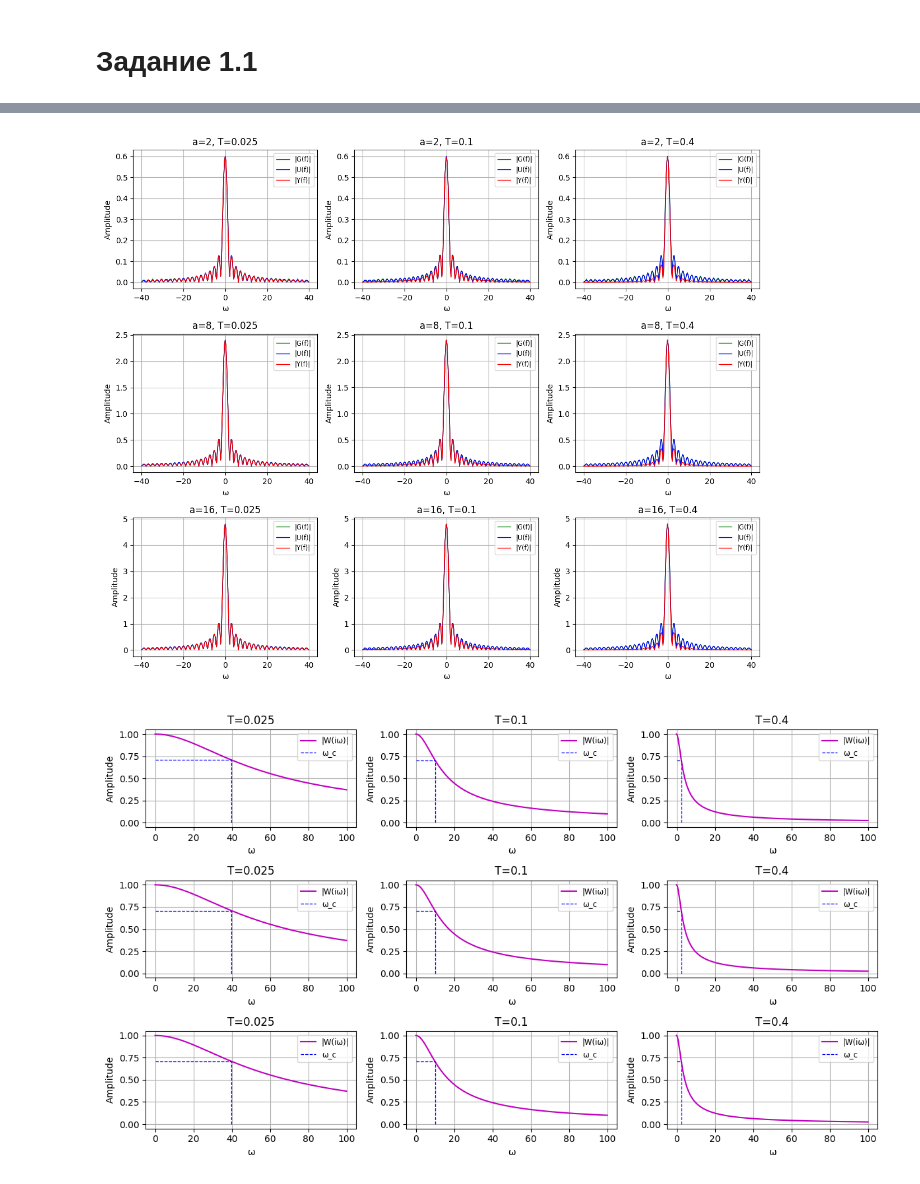
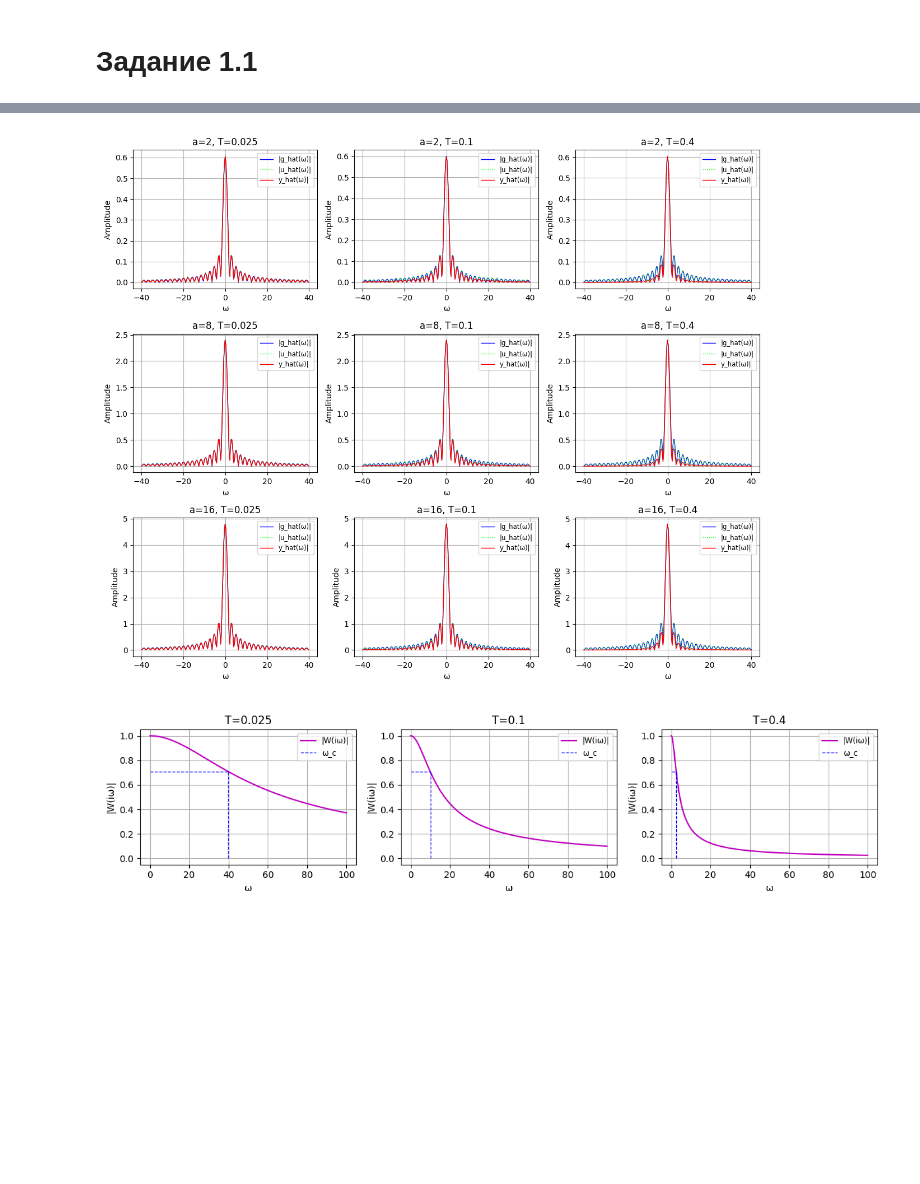
Before and after one commit to n-sukhov/ITMO-courses, a Jupyter notebook: Fourier_Methods/Lab4/Lab4.ipynb, the cells around one changed output, grey strips where cells are left out. Drawn from its saved outputs; the diff is of its cells as text; code cells hidden in the pictures; blank space fills up the shorter version.

```diff
--- a/Fourier_Methods/Lab4/Lab4.ipynb
+++ b/Fourier_Methods/Lab4/Lab4.ipynb
@@ -132,20 +132,20 @@ for i, a in enumerate(a_range):
             [0.5, 1.0, 0.75],
             [None] * 3,
             [None] * 3,
-            f'a={a}, T={T} с',
+            f'a={a}, T={T}',
         ]
         time_row.append(time_plot)
 
         spectrum_plot = [
-            [f_u[omega_mask], f_g[omega_mask], f_y[omega_mask]],
-            [2.0 / N * spec_u[omega_mask],
-             2.0 / N * spec_g[omega_mask],
+            [f_g[omega_mask], f_u[omega_mask], f_y[omega_mask]],
+            [2.0 / N * spec_g[omega_mask],
+             2.0 / N * spec_u[omega_mask],
              2.0 / N * spec_y[omega_mask]
             ],
-            ['|G(f)|', '|U(f)|', '|Y(f)|'],
+            ['|g_hat(ω)|', '|u_hat(ω)|', 'y_hat(ω)|'],
             'ω', 'Amplitude',
-            ['g', 'b', 'r'],
-            ['-'] * 3,
+            ['b', "#09FF00", 'r'],
+            ['-', ':', '-'],
             [1.0, 1.0, 1.0],
             [None] * 3,
             [None] * 3,
@@ -162,7 +162,7 @@ for i, a in enumerate(a_range):
             [f_g[afc_mask], [cutoff_freq, cutoff_freq], [0, cutoff_freq]],
             [W_mag[afc_mask], [0, cutoff_amp], [cutoff_amp, cutoff_amp]],
             ['|W(iω)|', "ω_c", None],
-            'ω', 'Amplitude',
+            'ω', '|W(iω)|',
             ['m', 'b', 'b'],
             ['-', '--', '--'],
             [1.5, 0.9, 0.9],
@@ -174,7 +174,8 @@ for i, a in enumerate(a_range):
 
     time_subplot_data.append(time_row)
     spectrum_subplot_data.append(spectrum_row)
-    freq_response_subplot_data.append(freq_response_row)
+    if i == 0:
+        freq_response_subplot_data.append(freq_response_row)
 
 draw_plots(
     rows=3,
@@ -196,10 +197,10 @@ draw_plots(
 )
 
 draw_plots(
-    rows=3,
+    rows=1,
     cols=3,
     width=12,
-    height=7,
+    height=3,
     subplot_data=freq_response_subplot_data,
     legend_loc='upper right'
 )
@@ -208,2 +209,2 @@ draw_plots(
-[figure, old version]
+[figure, new version]
-[figure, old version]
+[figure, new version]
```
Also changed, not shown: parts of 1 cell of this notebook.
